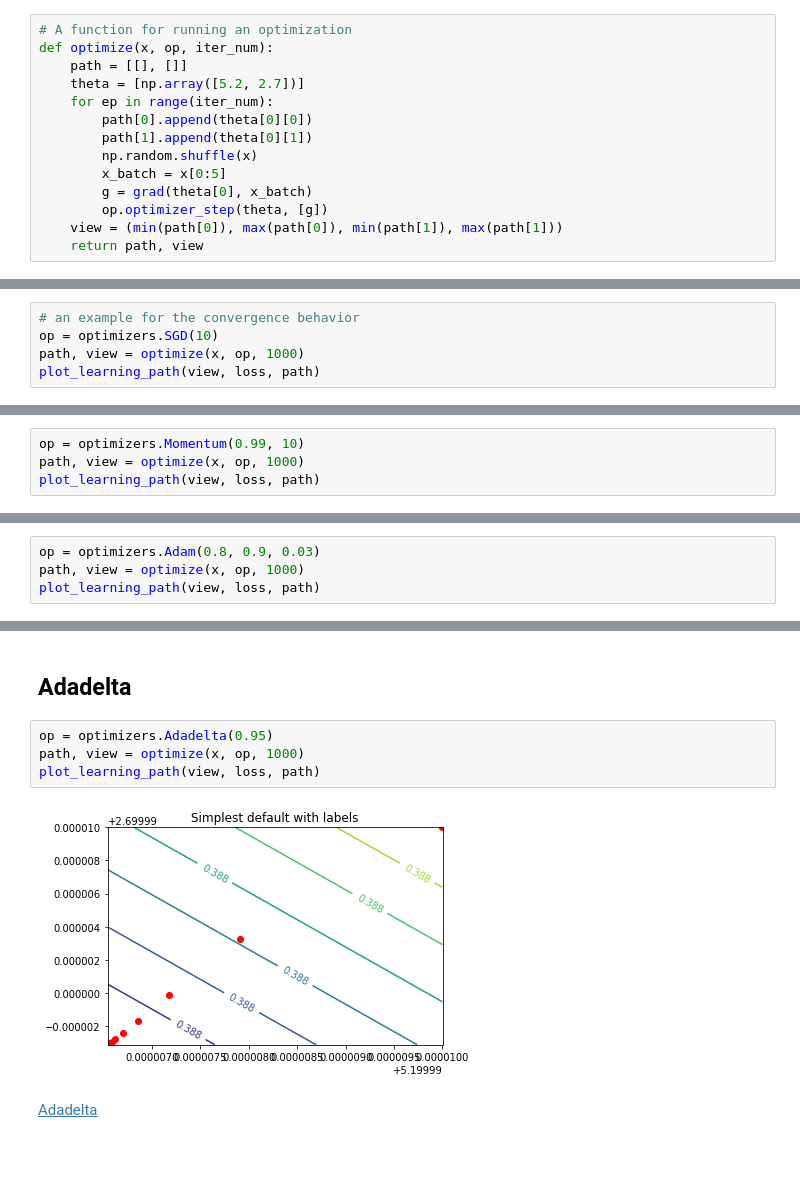
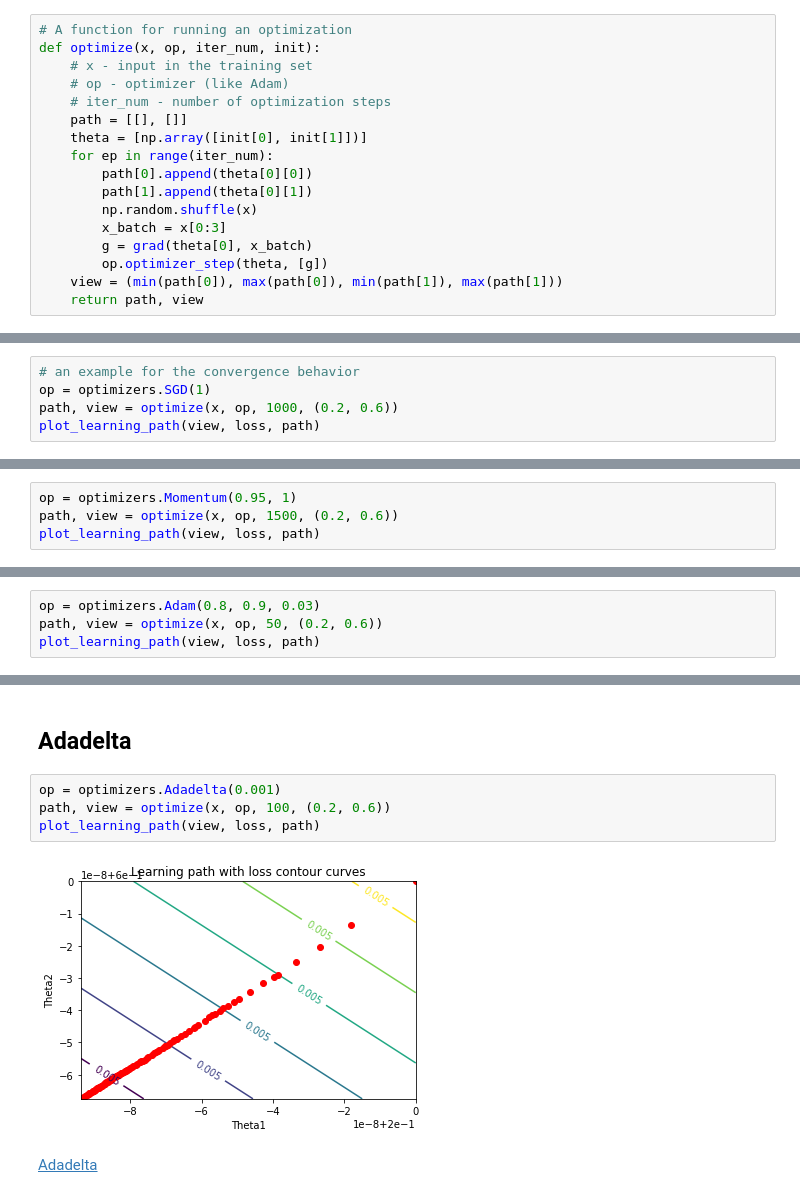
Before and after one commit to adamtiger/DeepLearningTutorial, a Jupyter notebook: DL8_Optimizers.ipynb, the cells around one changed output, grey strips where cells are left out. Saved outputs shown, nothing was run; the diff lists cells and outputs as text; blank space fills up the shorter version.

Commit message:
Optimizers part was continued. Now the examples are better and equations were added.

```diff
--- a/DL8_Optimizers.ipynb
+++ b/DL8_Optimizers.ipynb
@@ -62,14 +65,17 @@ def grad(theta, x):
     return np.matmul((y - y_0) * y * (1 - y), x) / x.shape[0]
 # %%
 # A function for running an optimization
-def optimize(x, op, iter_num):
+def optimize(x, op, iter_num, init):
+    # x - input in the training set
+    # op - optimizer (like Adam)
+    # iter_num - number of optimization steps
     path = [[], []]
-    theta = [np.array([5.2, 2.7])]
+    theta = [np.array([init[0], init[1]])]
     for ep in range(iter_num):
         path[0].append(theta[0][0])
         path[1].append(theta[0][1])
         np.random.shuffle(x)
-        x_batch = x[0:5]
+        x_batch = x[0:3]
         g = grad(theta[0], x_batch)
         op.optimizer_step(theta, [g])
     view = (min(path[0]), max(path[0]), min(path[1]), max(path[1]))
@@ -97,7 +103,7 @@ The formula:
 \end{equation}
 # %%
 # an example for the convergence behavior
-op = optimizers.SGD(10)
-path, view = optimize(x, op, 1000)
+op = optimizers.SGD(1)
+path, view = optimize(x, op, 1000, (0.2, 0.6))
 plot_learning_path(view, loss, path)
 # %% [output]
@@ -107,5 +125,5 @@ plot_learning_path(view, loss, path)
 # %%
-op = optimizers.Momentum(0.99, 10)
-path, view = optimize(x, op, 1000)
+op = optimizers.Momentum(0.95, 1)
+path, view = optimize(x, op, 1500, (0.2, 0.6))
 plot_learning_path(view, loss, path)
 # %% [output]
@@ -115,5 +145,5 @@ plot_learning_path(view, loss, path)
 # %%
 op = optimizers.Adam(0.8, 0.9, 0.03)
-path, view = optimize(x, op, 1000)
+path, view = optimize(x, op, 50, (0.2, 0.6))
 plot_learning_path(view, loss, path)
 # %% [output]
@@ -123,11 +153,11 @@ plot_learning_path(view, loss, path)
 # %% [markdown]
 ## Adadelta
 # %%
-op = optimizers.Adadelta(0.95)
-path, view = optimize(x, op, 1000)
+op = optimizers.Adadelta(0.001)
+path, view = optimize(x, op, 100, (0.2, 0.6))
 plot_learning_path(view, loss, path)
 # %% [output]
-[figure, old version]
+[figure, new version]
 # %% [markdown]
 [Adadelta](https://arxiv.org/pdf/1212.5701.pdf)
 # %% [markdown]
```
Also changed, not shown: parts of 13 cells of this notebook.
